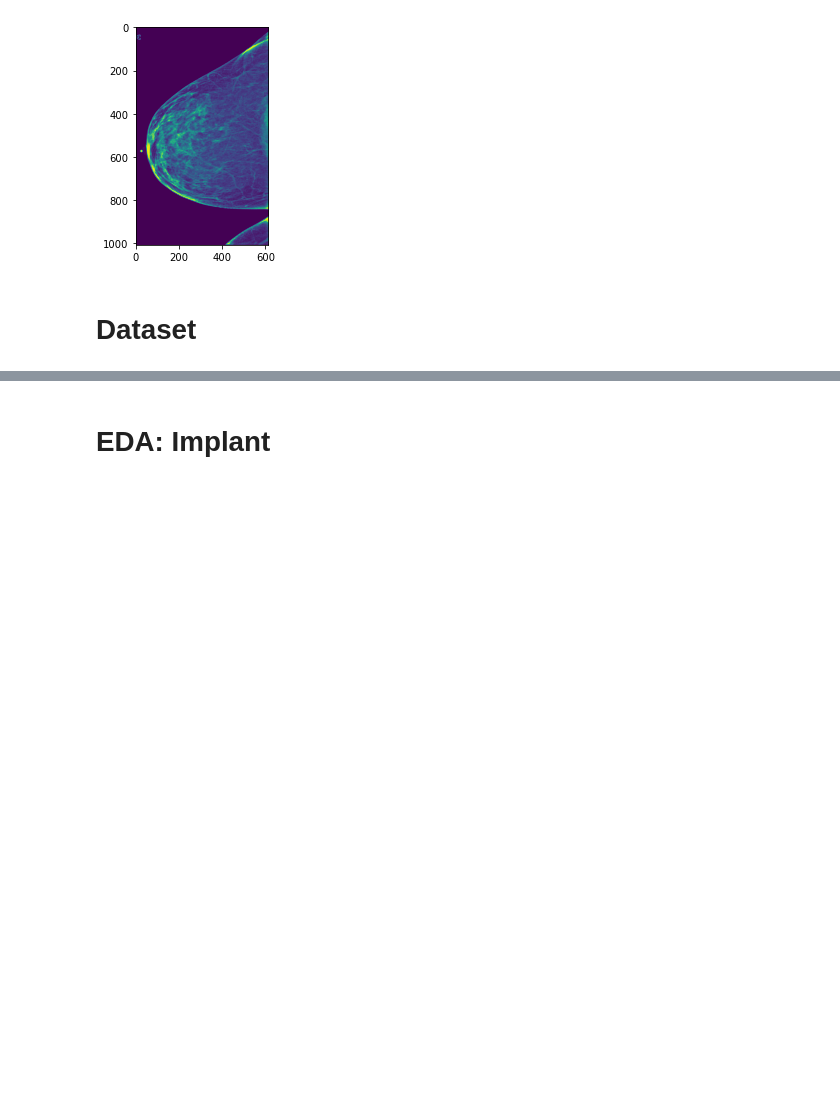
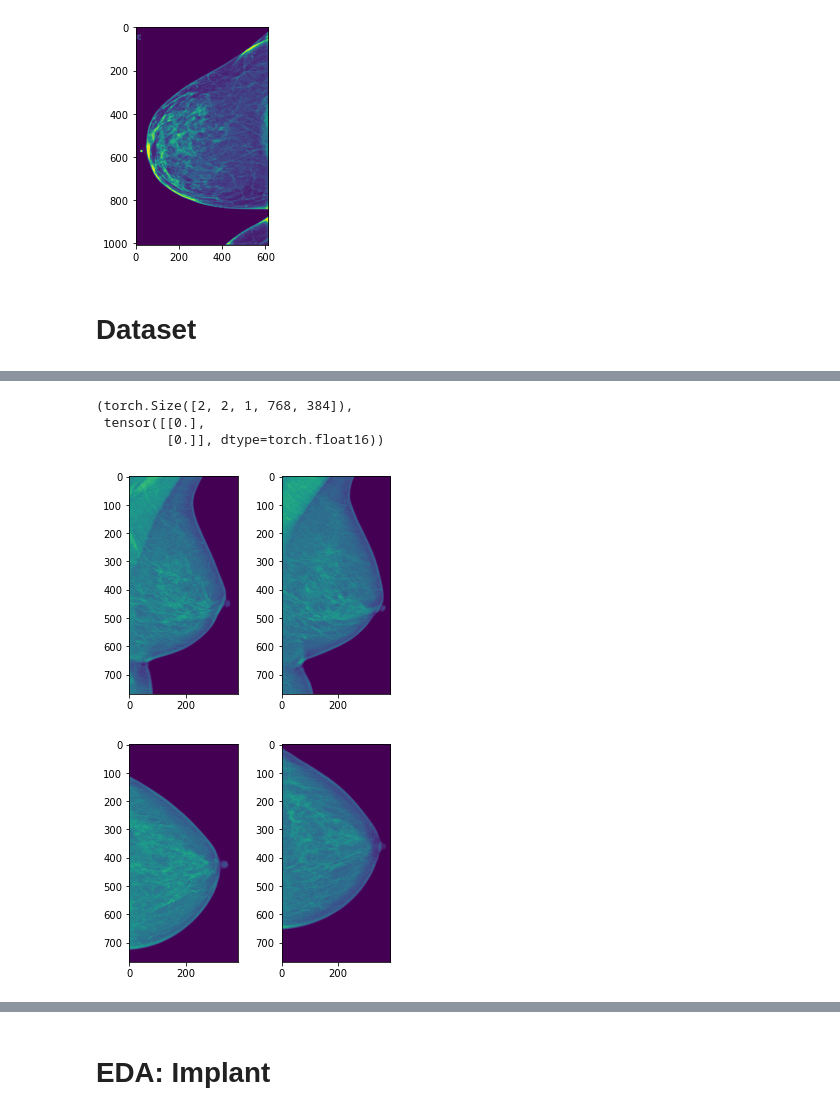
Before and after one commit to analokmaus/kaggle-rsna-breast-cancer, a Jupyter notebook: 00_eda.ipynb, the cells around one changed output, grey strips where cells are left out. Cells and saved outputs as stored; diff of their text form; code cells hidden in the pictures; blank space fills up the shorter version.

Commit message:
add Siamese network / add Patient level LR dataset

```diff
--- a/00_eda.ipynb
+++ b/00_eda.ipynb
@@ -241,0 +244,20 @@ from configs import *
+# %%
+ds = PatientLevelDatasetLR(
+    df=train, image_dir=Path('input/rsna-breast-cancer-detection/image_resized_2048V'),
+    # bbox_path='input/rsna-breast-cancer-detection/rsna-yolo-crop/001_baseline/det_result_001_baseline.csv',
+    is_test=True, flip_lr=True,
+    sample_criteria='low_value_for_implant',
+    transform_imagewise=False, separate_channel=True,
+    preprocess=A.Compose([
+        # AutoFlip(),
+        RandomCropROI(),
+        A.Resize(768, 384)],
+        # bbox_params=A.BboxParams(format='pascal_voc')
+    ),
+    transforms=ToTensorV2(),
+    # preprocess=cfg.preprocess['train'],
+    # transforms=Baseline4.transforms['train']
+)
+
+dl = D.DataLoader(
+    ds, batch_size=4, shuffle=False, num_workers=0, pin_memory=True)
@@ -241,0 +271,18 @@ from configs import *
+# %%
+img, label = ds[0]
+# %%
+img.shape, label
+# %% [output]
+(torch.Size([2, 2, 1, 768, 384]),
+ tensor([[0.],
+         [0.]], dtype=torch.float16))
+# %%
+for v in range(img.shape[0]):
+    plt.figure(figsize=(5,4))
+    for l in range(img.shape[1]):
+        plt.subplot(1, 2, l+1)
+        plt.imshow(img[v, l, 0])
+    plt.show()
+# %% [output]
+[figure, added]
+[figure, added]
```
Also changed, not shown: parts of 6 cells of this notebook, 6 other files.
